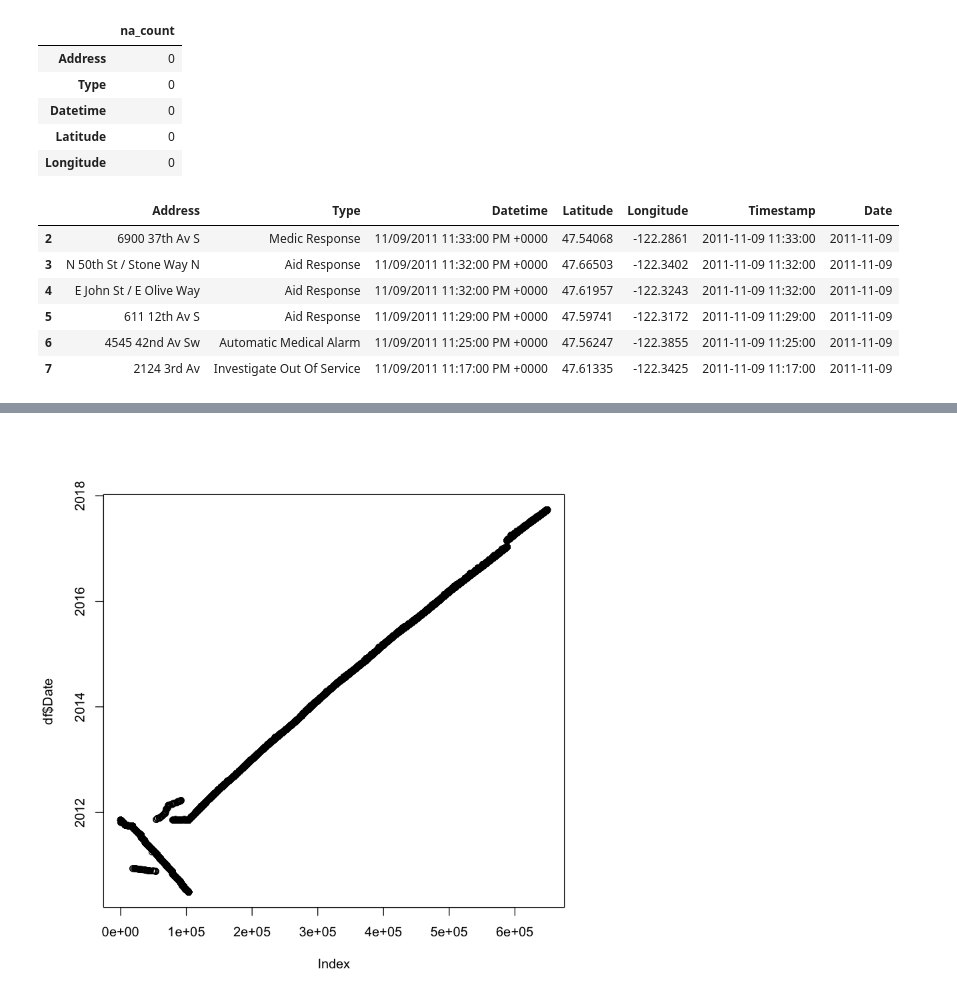
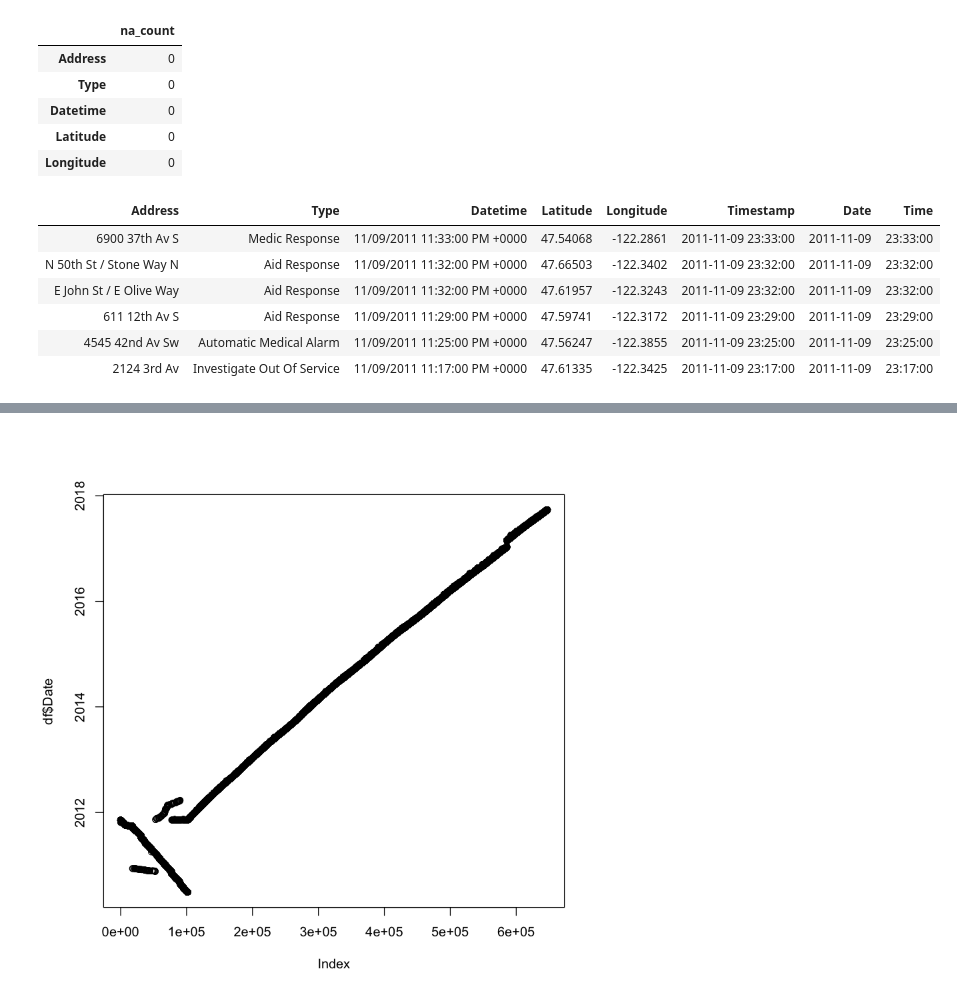
Before and after one commit to nickbuker/rapid_rescue_R, a Jupyter notebook: notebooks/explore_data.ipynb, the cells around one changed output, grey strips where cells are left out. Saved outputs shown, nothing was run; the diff lists cells and outputs as text; code cells hidden in the pictures.

Commit message:
fix timestamp, data, and time fields

```diff
--- a/notebooks/explore_data.ipynb
+++ b/notebooks/explore_data.ipynb
@@ -42,16 +44,18 @@ data.frame(na_count)
 | Latitude | 0 |
 | Longitude | 0 |
 # %%
-df$Timestamp <- as.POSIXct(df$Datetime, format="%m/%d/%Y %H:%M:%S")
-df$Date <- as.Date(df$Datetime, format="%m/%d/%Y %H:%M:%S")
+df$Timestamp <- as.POSIXct(df$Datetime, format="%m/%d/%Y %I:%M:%S %p", tz = Sys.timezone(location = TRUE))
+df$Date <- as.Date(df$Datetime, format="%m/%d/%Y", tz = Sys.timezone(location = TRUE))
+df$Time <- format(df$Timestamp,"%H:%M:%S")
-# %%
-head(df)
-# %% [output]
-|  | Address | Type | Datetime | Latitude | Longitude | Timestamp | Date |
-| 2 | 6900 37th Av S | Medic Response | 11/09/2011 11:33:00 PM +0000 | 47.54068 | -122.2861 | 2011-11-09 11:33:00 | 2011-11-09 |
-| 3 | N 50th St / Stone Way N | Aid Response | 11/09/2011 11:32:00 PM +0000 | 47.66503 | -122.3402 | 2011-11-09 11:32:00 | 2011-11-09 |
-| 4 | E John St / E Olive Way | Aid Response | 11/09/2011 11:32:00 PM +0000 | 47.61957 | -122.3243 | 2011-11-09 11:32:00 | 2011-11-09 |
-| 5 | 611 12th Av S | Aid Response | 11/09/2011 11:29:00 PM +0000 | 47.59741 | -122.3172 | 2011-11-09 11:29:00 | 2011-11-09 |
-| 6 | 4545 42nd Av Sw | Automatic Medical Alarm | 11/09/2011 11:25:00 PM +0000 | 47.56247 | -122.3855 | 2011-11-09 11:25:00 | 2011-11-09 |
-| 7 | 2124 3rd Av | Investigate Out Of Service | 11/09/2011 11:17:00 PM +0000 | 47.61335 | -122.3425 | 2011-11-09 11:17:00 | 2011-11-09 |
+# %%
+df
+head(df)
+# %% [output]
+| Address | Type | Datetime | Latitude | Longitude | Timestamp | Date | Time |
+| 6900 37th Av S | Medic Response | 11/09/2011 11:33:00 PM +0000 | 47.54068 | -122.2861 | 2011-11-09 23:33:00 | 2011-11-09 | 23:33:00 |
+| N 50th St / Stone Way N | Aid Response | 11/09/2011 11:32:00 PM +0000 | 47.66503 | -122.3402 | 2011-11-09 23:32:00 | 2011-11-09 | 23:32:00 |
+| E John St / E Olive Way | Aid Response | 11/09/2011 11:32:00 PM +0000 | 47.61957 | -122.3243 | 2011-11-09 23:32:00 | 2011-11-09 | 23:32:00 |
+| 611 12th Av S | Aid Response | 11/09/2011 11:29:00 PM +0000 | 47.59741 | -122.3172 | 2011-11-09 23:29:00 | 2011-11-09 | 23:29:00 |
+| 4545 42nd Av Sw | Automatic Medical Alarm | 11/09/2011 11:25:00 PM +0000 | 47.56247 | -122.3855 | 2011-11-09 23:25:00 | 2011-11-09 | 23:25:00 |
+| 2124 3rd Av | Investigate Out Of Service | 11/09/2011 11:17:00 PM +0000 | 47.61335 | -122.3425 | 2011-11-09 23:17:00 | 2011-11-09 | 23:17:00 |
 # %%
```
Also changed, not shown: parts of 5 cells of this notebook.
